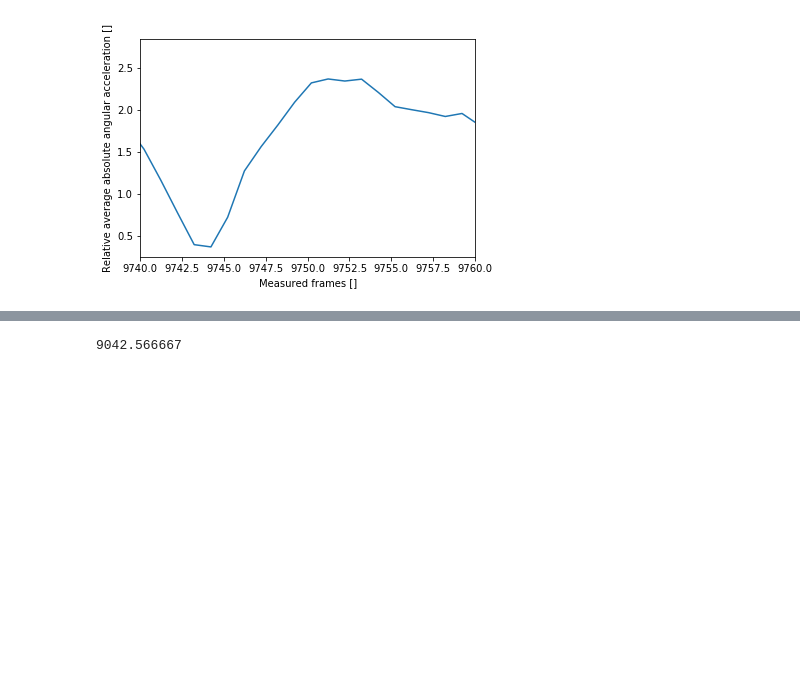
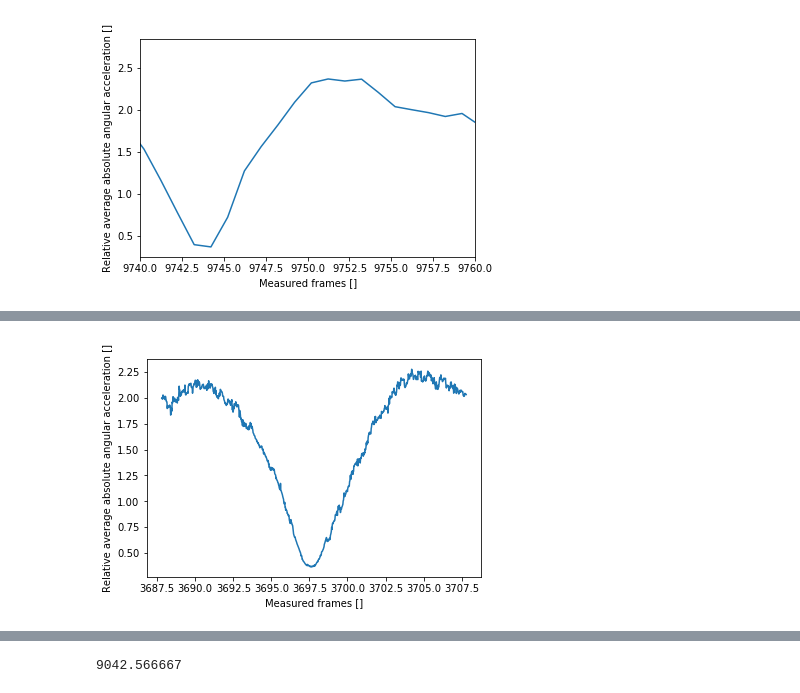
Before and after one commit to yossato/virtualGimbal, a Jupyter notebook: post_processing_software/jupyter/syncronize.ipynb, the cells around one changed output, grey strips where cells are left out. Drawn from its saved outputs; the diff is of its cells as text; code cells hidden in the pictures; blank space fills up the shorter version.

```diff
--- a/post_processing_software/jupyter/syncronize.ipynb
+++ b/post_processing_software/jupyter/syncronize.ipynb
@@ -60,0 +61,6 @@ plotR4a(d,ratio)
+# %%
+d,ratio = openR4ACSV('../build/aaaa_ratio_1.csv')
+
+plotR4a(d,ratio)
+# %% [output]
+[figure, added]
```
Also changed, not shown: parts of 11 cells of this notebook, 2 other files.
